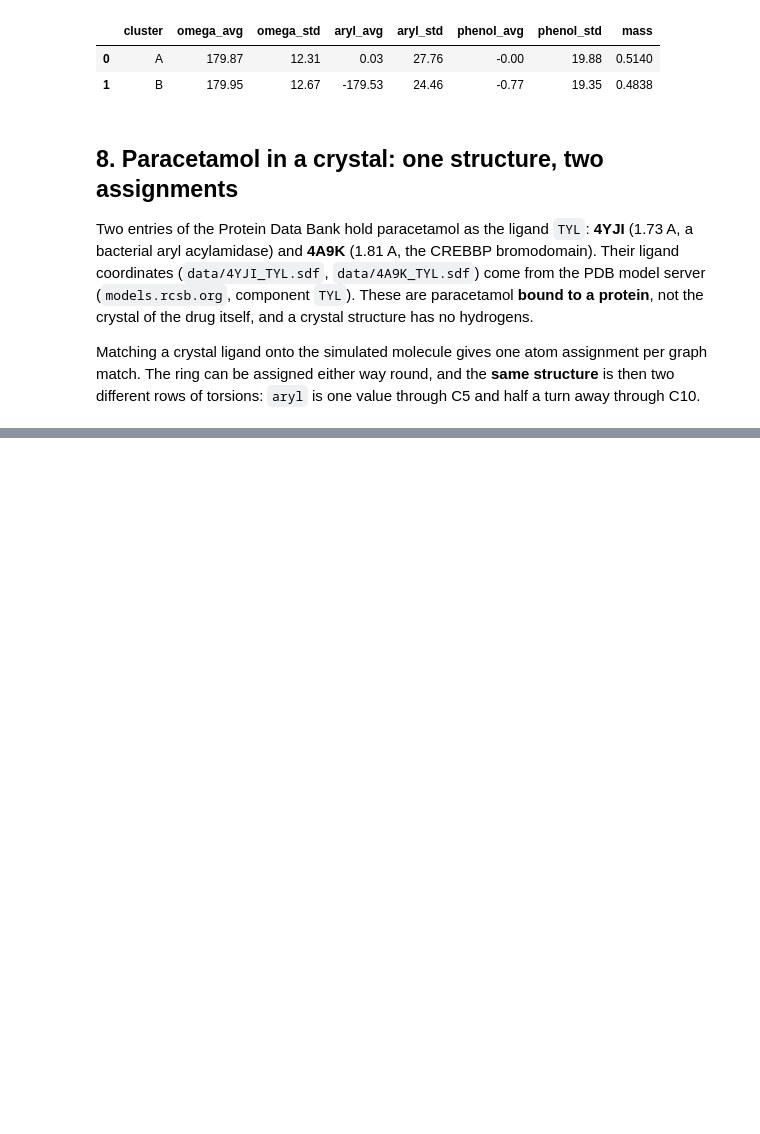
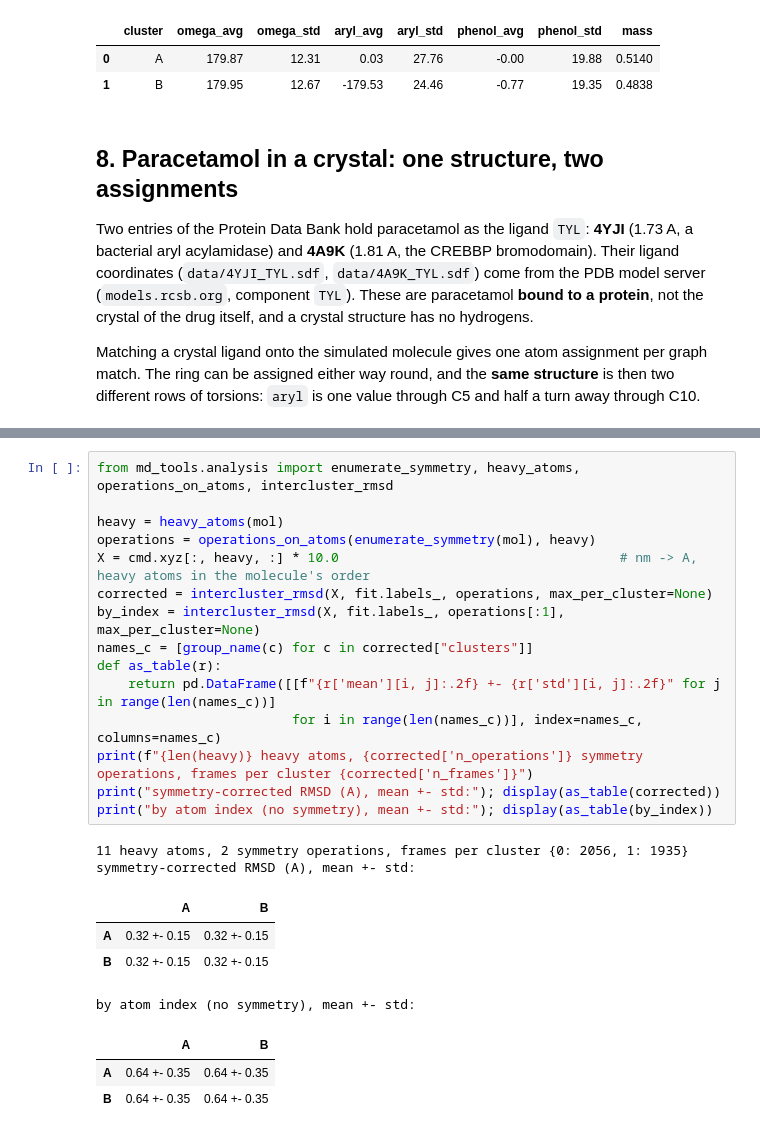
Before and after one commit to csy0000/MD-tools, a Jupyter notebook: docs/tutorial/paracetamol/analysis/symmetry-alignment.ipynb, the cells around one changed output, grey strips where cells are left out. Drawn from its saved outputs; the diff is of its cells as text; blank space fills up the shorter version.

```diff
--- a/docs/tutorial/paracetamol/analysis/symmetry-alignment.ipynb
+++ b/docs/tutorial/paracetamol/analysis/symmetry-alignment.ipynb
@@ -318,0 +317,25 @@ or lower in free energy.
+# %%
+from md_tools.analysis import enumerate_symmetry, heavy_atoms, operations_on_atoms, intercluster_rmsd
+
+heavy = heavy_atoms(mol)
+operations = operations_on_atoms(enumerate_symmetry(mol), heavy)
+X = cmd.xyz[:, heavy, :] * 10.0                                    # nm -> A, heavy atoms in the molecule's order
+corrected = intercluster_rmsd(X, fit.labels_, operations, max_per_cluster=None)
+by_index = intercluster_rmsd(X, fit.labels_, operations[:1], max_per_cluster=None)
+names_c = [group_name(c) for c in corrected["clusters"]]
+def as_table(r):
+    return pd.DataFrame([[f"{r['mean'][i, j]:.2f} +- {r['std'][i, j]:.2f}" for j in range(len(names_c))]
+                         for i in range(len(names_c))], index=names_c, columns=names_c)
+print(f"{len(heavy)} heavy atoms, {corrected['n_operations']} symmetry operations, frames per cluster {corrected['n_frames']}")
+print("symmetry-corrected RMSD (A), mean +- std:"); display(as_table(corrected))
+print("by atom index (no symmetry), mean +- std:"); display(as_table(by_index))
+# %% [output]
+11 heavy atoms, 2 symmetry operations, frames per cluster {0: 2056, 1: 1935}
+symmetry-corrected RMSD (A), mean +- std:
+|  | A | B |
+| A | 0.32 +- 0.15 | 0.32 +- 0.15 |
+| B | 0.32 +- 0.15 | 0.32 +- 0.15 |
+by atom index (no symmetry), mean +- std:
+|  | A | B |
+| A | 0.64 +- 0.35 | 0.64 +- 0.35 |
+| B | 0.64 +- 0.35 | 0.64 +- 0.35 |
```
Also changed, not shown: parts of 12 cells of this notebook, 20 other files.
